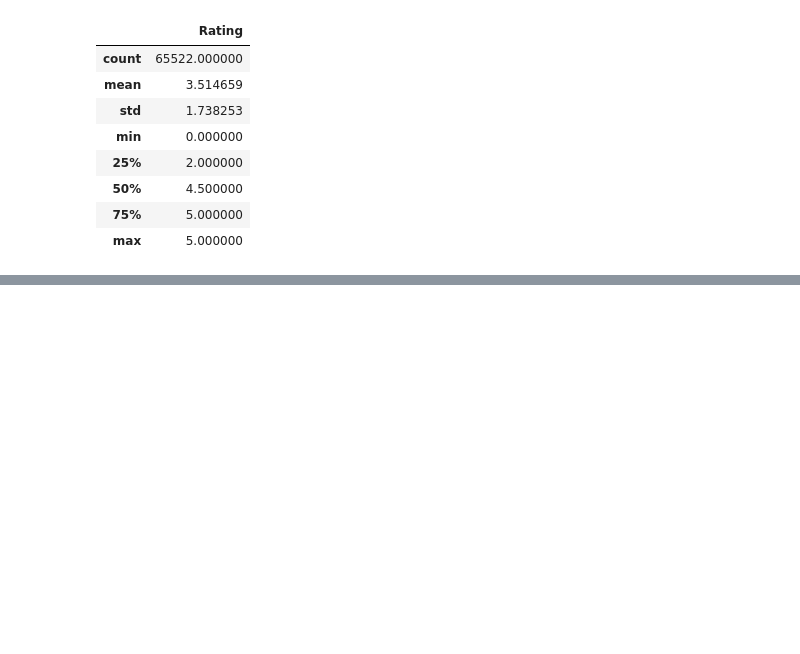
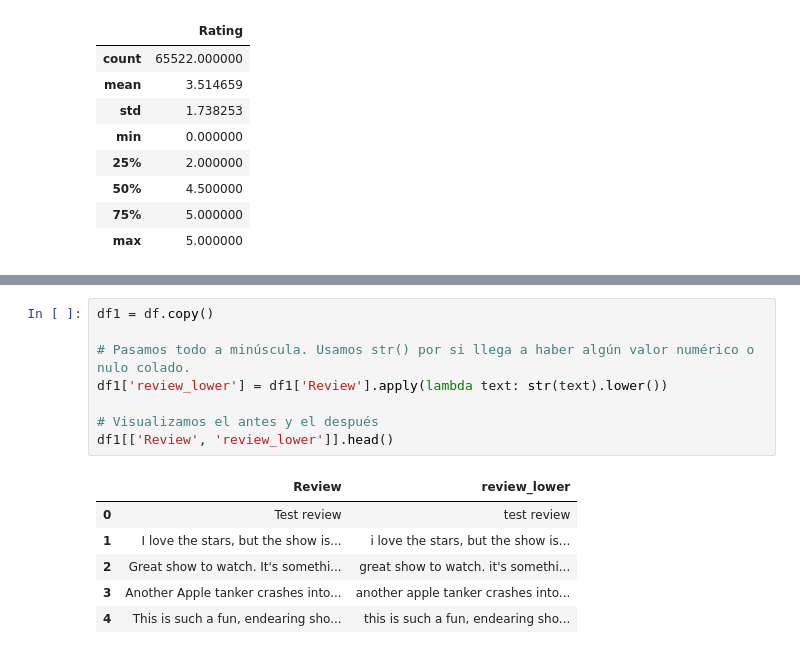
Before and after one commit to EzeRivero/Data-Science-III, a Jupyter notebook: DS3_Rivero_Final.ipynb, the cells around one changed output, grey strips where cells are left out. Cells and saved outputs as stored; diff of their text form; blank space fills up the shorter version.

```diff
--- a/DS3_Rivero_Final.ipynb
+++ b/DS3_Rivero_Final.ipynb
@@ -222,0 +102,15 @@ Early stopping activado en la época 7. La pérdida de validación no mejoró en
+# %%
+df1 = df.copy()
+
+# Pasamos todo a minúscula. Usamos str() por si llega a haber algún valor numérico o nulo colado.
+df1['review_lower'] = df1['Review'].apply(lambda text: str(text).lower())
+
+# Visualizamos el antes y el después
+df1[['Review', 'review_lower']].head()
+# %% [output]
+|  | Review | review_lower |
+| 0 | Test review | test review |
+| 1 | I love the stars, but the show is... | i love the stars, but the show is... |
+| 2 | Great show to watch. It's somethi... | great show to watch. it's somethi... |
+| 3 | Another Apple tanker crashes into... | another apple tanker crashes into... |
+| 4 | This is such a fun, endearing sho... | this is such a fun, endearing sho... |
```
Also changed, not shown: parts of 10 cells of this notebook.
